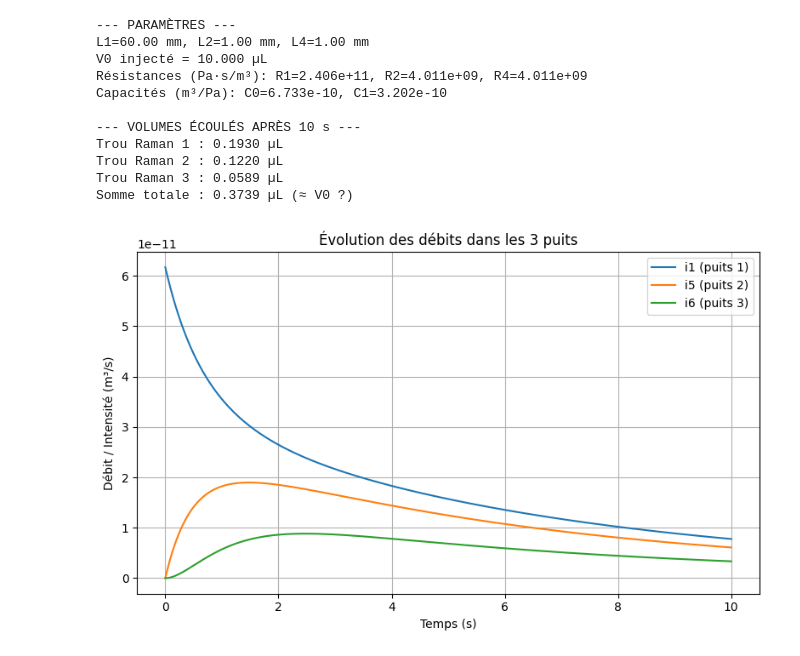
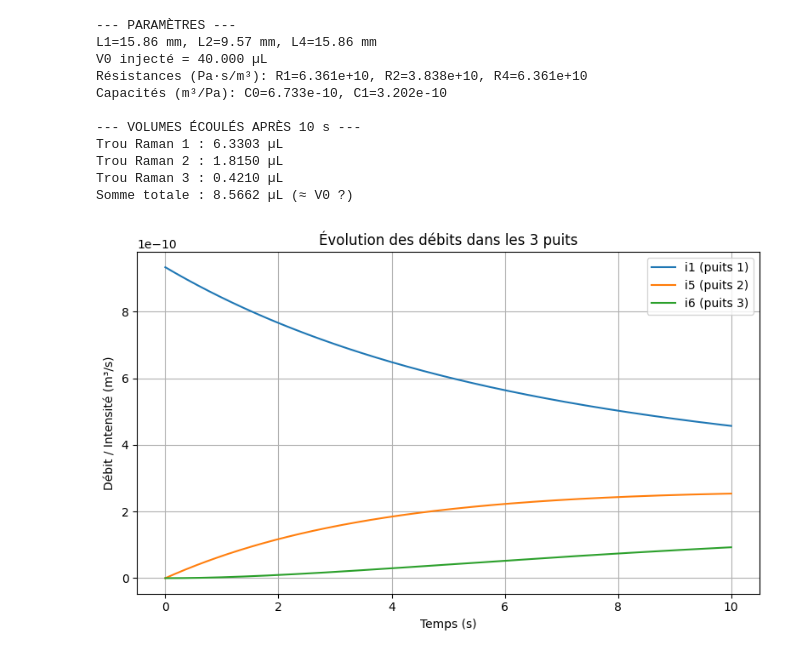
Before and after one commit to AntoineGuenette/GBM8871-labs-projects, a Jupyter notebook: projet/calculs.ipynb, the cells around one changed output. Cells and saved outputs as stored; diff of their text form; code cells hidden in the pictures.

```diff
--- a/projet/calculs.ipynb
+++ b/projet/calculs.ipynb
@@ -92,64 +92,60 @@ def compute_currents(L1, L2, L4, V0, t_final=100.0):
     i1, i5, i6 = I_t[:, 1], I_t[:, 2], I_t[:, 3]
 
     # --- Volumes écoulés (intégration numérique)
-    V1 = np.trapz(i1, t)
-    V5 = np.trapz(i5, t)
-    V6 = np.trapz(i6, t)
+    V1 = np.trapezoid(i1, t)
+    V5 = np.trapezoid(i5, t)
+    V6 = np.trapezoid(i6, t)
 
     return t, i1, i5, i6, (R1, R2, R3, R4), (C0, C1, C2, C3), (V1, V5, V6)
 
 # ------------------------------
 # Entrée utilisateur
 # ------------------------------
-try:
-    L1 = float(input("Longueur L1 (mm) [ex: 4] : ")) * 1e-3
-    L2 = float(input("Longueur L2 (mm) [ex: 2] : ")) * 1e-3
-    L4 = float(input("Longueur L4 (mm) [ex: 2] : ")) * 1e-3
-    V0 = float(input("Volume injecté V0 (µL) [ex: 10] : ")) * 1e-9
-except ValueError:
-    print("Entrée invalide. Utilisation des valeurs par défaut.")
-    L1, L2, L4, V0 = 4e-3, 2e-3, 2e-3, 10e-9
+L1 = 15.86e-3
+L2 = 9.57e-3
+L4 = 15.86e-3
+V0 = 40e-9
 
 # ------------------------------
 # Calcul et affichage
 # ------------------------------
 t, i1, i5, i6, Rvals, Cvals, Vtot = compute_currents(L1, L2, L4, V0, t_final=10.0)
 
 # --- Affichage des résultats numériques
 print("\n--- PARAMÈTRES ---")
 print(f"L1={L1*1e3:.2f} mm, L2={L2*1e3:.2f} mm, L4={L4*1e3:.2f} mm")
 print(f"V0 injecté = {V0*1e9:.3f} µL")
 print(f"Résistances (Pa·s/m³): R1={Rvals[0]:.3e}, R2={Rvals[1]:.3e}, R4={Rvals[3]:.3e}")
 print(f"Capacités (m³/Pa): C0={Cvals[0]:.3e}, C1={Cvals[1]:.3e}")
 
 print("\n--- VOLUMES ÉCOULÉS APRÈS 10 s ---")
 print(f"Trou Raman 1 : {Vtot[0]*1e9:.4f} µL")
 print(f"Trou Raman 2 : {Vtot[1]*1e9:.4f} µL")
 print(f"Trou Raman 3 : {Vtot[2]*1e9:.4f} µL")
 print(f"Somme totale : {(sum(Vtot))*1e9:.4f} µL (≈ V0 ?)")
 
 # --- Tracé des courants
-plt.figure(figsize=(8,5))
-plt.plot(t, i1, label="i1 (puits 1)")
-plt.plot(t, i5, label="i5 (puits 2)")
-plt.plot(t, i6, label="i6 (puits 3)")
-plt.xlabel("Temps (s)")
-plt.ylabel("Débit / Intensité (m³/s)")
-plt.title("Évolution des débits dans les 3 puits")
-plt.legend()
-plt.grid(True)
-plt.tight_layout()
-plt.show()
+plt.figure(figsize=(8,5));
+plt.plot(t, i1, label="i1 (puits 1)");
+plt.plot(t, i5, label="i5 (puits 2)");
+plt.plot(t, i6, label="i6 (puits 3)");
+plt.xlabel("Temps (s)");
+plt.ylabel("Débit / Intensité (m³/s)");
+plt.title("Évolution des débits dans les 3 puits");
+plt.legend();
+plt.grid(True);
+plt.tight_layout();
+plt.show();
 # %% [output]
 --- PARAMÈTRES ---
-L1=60.00 mm, L2=1.00 mm, L4=1.00 mm
-V0 injecté = 10.000 µL
-Résistances (Pa·s/m³): R1=2.406e+11, R2=4.011e+09, R4=4.011e+09
+L1=15.86 mm, L2=9.57 mm, L4=15.86 mm
+V0 injecté = 40.000 µL
+Résistances (Pa·s/m³): R1=6.361e+10, R2=3.838e+10, R4=6.361e+10
 Capacités (m³/Pa): C0=6.733e-10, C1=3.202e-10
 
 --- VOLUMES ÉCOULÉS APRÈS 10 s ---
-Trou Raman 1 : 0.1930 µL
-Trou Raman 2 : 0.1220 µL
-Trou Raman 3 : 0.0589 µL
-Somme totale : 0.3739 µL (≈ V0 ?)
+Trou Raman 1 : 6.3303 µL
+Trou Raman 2 : 1.8150 µL
+Trou Raman 3 : 0.4210 µL
+Somme totale : 8.5662 µL (≈ V0 ?)
-[figure, old version]
+[figure, new version]
```
Also changed, not shown: parts of 2 cells of this notebook.
